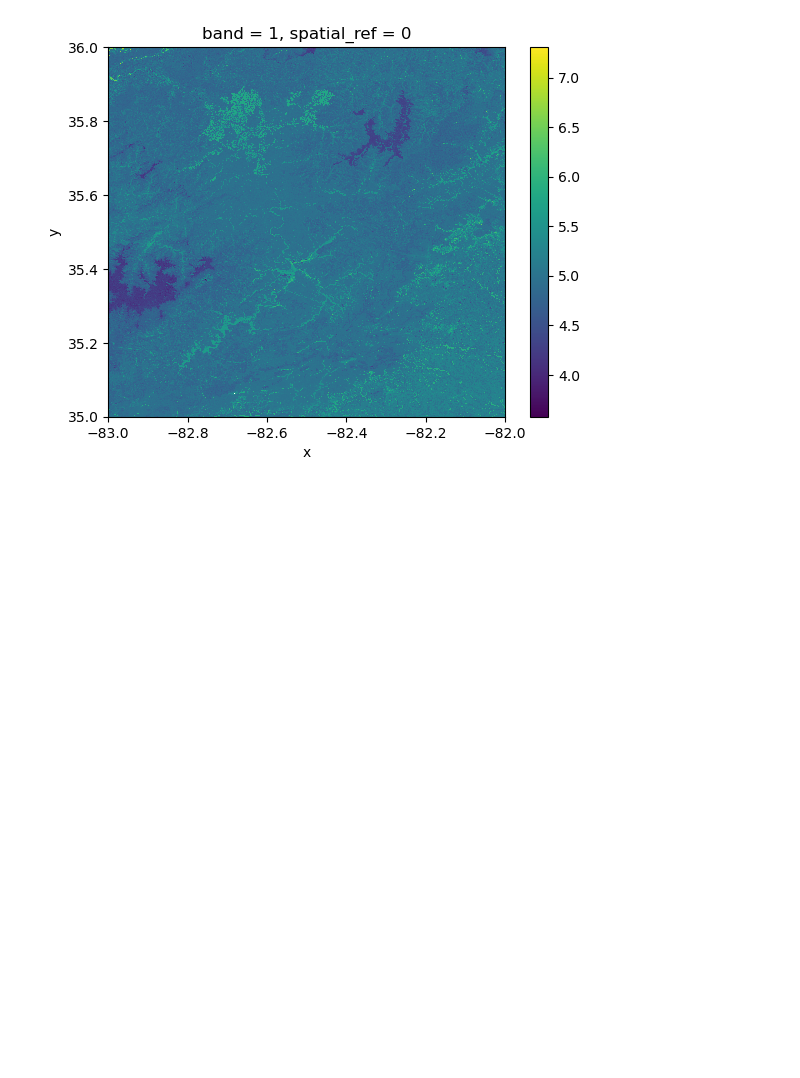
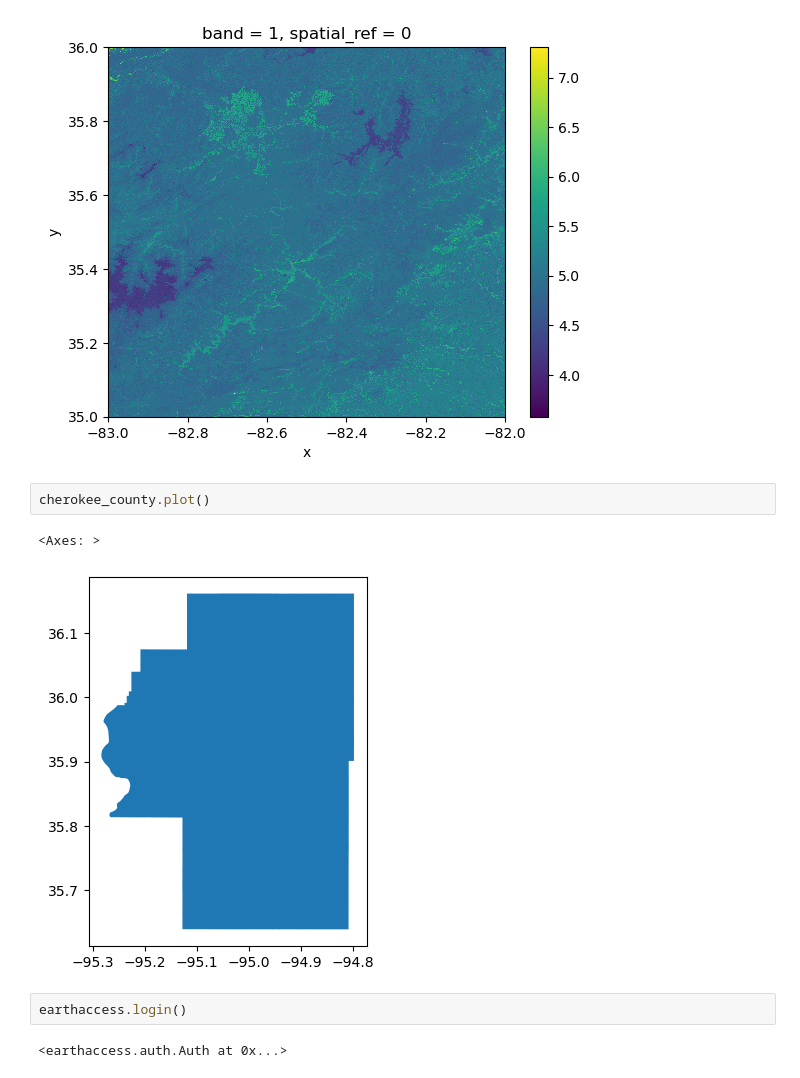
Before and after one commit to BioNCphilic/rivercane, a Jupyter notebook: rivercane_notebooks/rivercane-33-wrangle-water-data.ipynb, the cells around one changed output. Cells and saved outputs as stored; diff of their text form; blank space fills up the shorter version.

```diff
--- a/rivercane_notebooks/rivercane-33-wrangle-water-data.ipynb
+++ b/rivercane_notebooks/rivercane-33-wrangle-water-data.ipynb
@@ -141,3 +141,12 @@ nc_ph_da.plot()
 # %% [output]
 <matplotlib.collections.QuadMesh at 0x...>
 [figure]
+# %%
+cherokee_county.plot()
+# %% [output]
+<Axes: >
+[figure, added]
+# %%
+earthaccess.login()
+# %% [output]
+<earthaccess.auth.Auth at 0x...>
```
Also changed, not shown: parts of 3 cells of this notebook.
